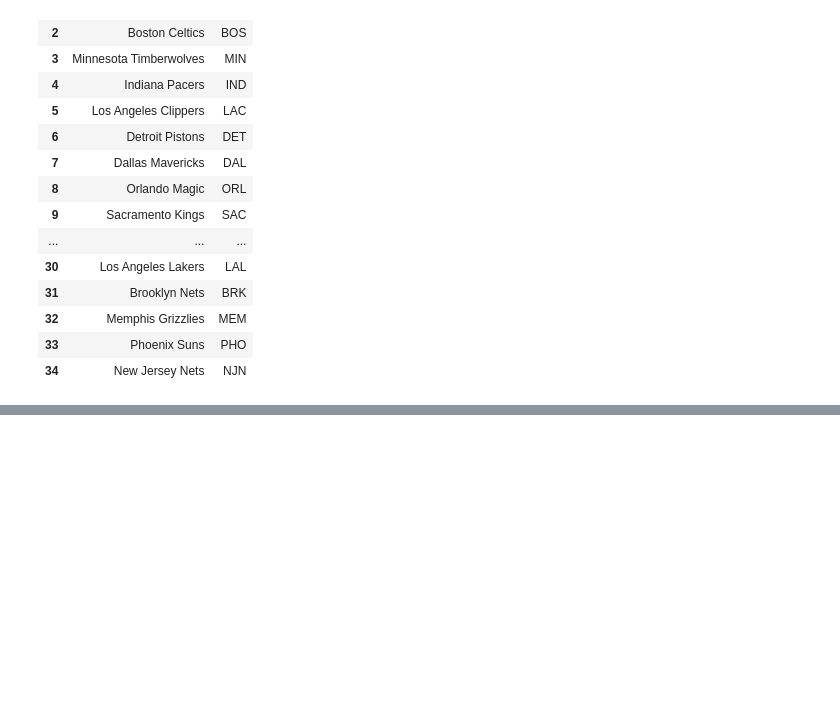
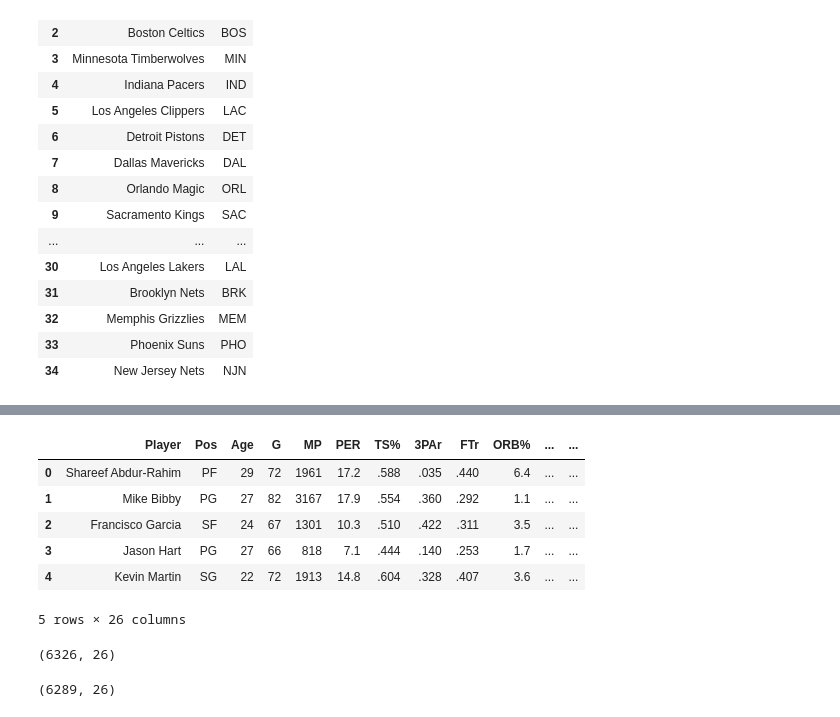
Before and after one commit to dmacUT/nba-final4-projections, a Jupyter notebook: NBAplayerdata.ipynb, the cells around one changed output, grey strips where cells are left out. Cells and saved outputs as stored; diff of their text form; code cells hidden in the pictures; blank space fills up the shorter version.

```diff
--- a/NBAplayerdata.ipynb
+++ b/NBAplayerdata.ipynb
@@ -284,0 +302,10 @@ apf.drop('t_yr', axis=1)
+# %%
+apf.head()
+# %% [output]
+|  | Player | Pos | Age | G | MP | PER | TS% | 3PAr | FTr | ORB% | ... | ... |
+| 0 | Shareef Abdur-Rahim | PF | 29 | 72 | 1961 | 17.2 | .588 | .035 | .440 | 6.4 | ... | ... |
+| 1 | Mike Bibby | PG | 27 | 82 | 3167 | 17.9 | .554 | .360 | .292 | 1.1 | ... | ... |
+| 2 | Francisco Garcia | SF | 24 | 67 | 1301 | 10.3 | .510 | .422 | .311 | 3.5 | ... | ... |
+| 3 | Jason Hart | PG | 27 | 66 | 818 | 7.1 | .444 | .140 | .253 | 1.7 | ... | ... |
+| 4 | Kevin Martin | SG | 22 | 72 | 1913 | 14.8 | .604 | .328 | .407 | 3.6 | ... | ... |
+5 rows × 26 columns
@@ -284,0 +316,4 @@ apf.drop('t_yr', axis=1)
+# %%
+apf.shape
+# %% [output]
+(6326, 26)
@@ -284,0 +322,4 @@ apf.drop('t_yr', axis=1)
+# %%
+apf.shape
+# %% [output]
+(6289, 26)
```
Also changed, not shown: parts of 13 cells of this notebook.
